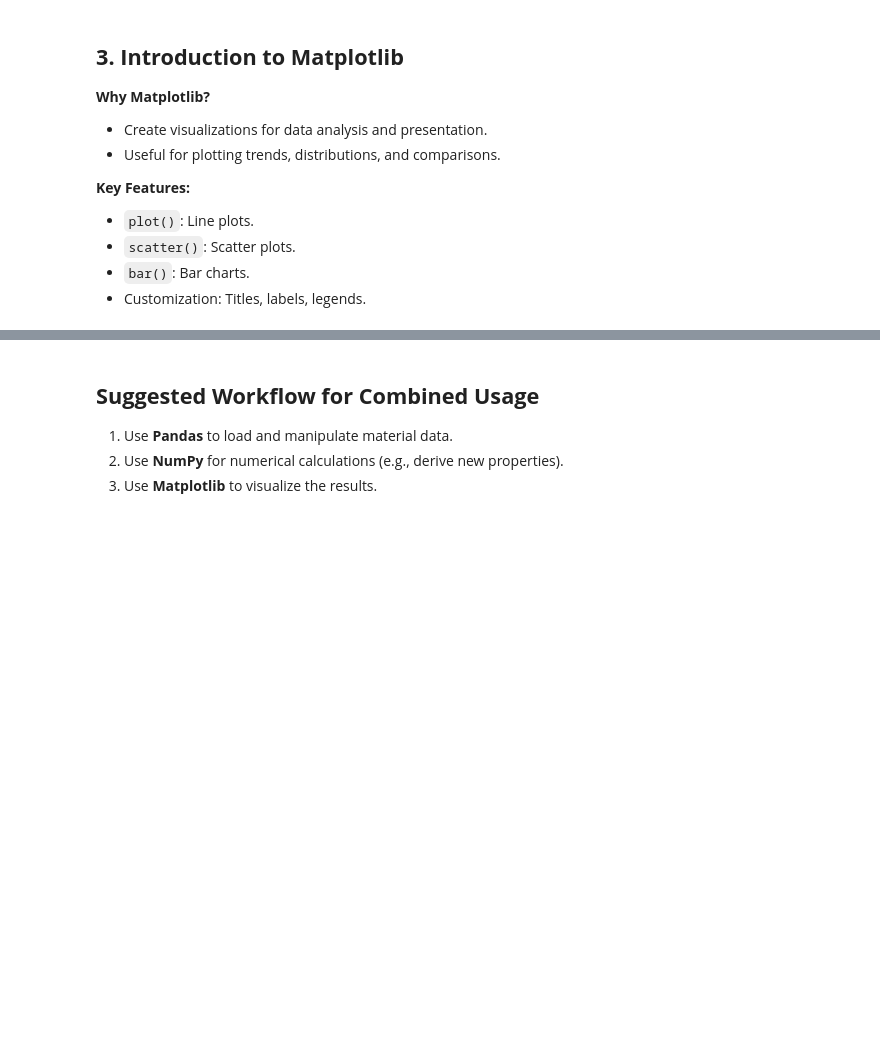
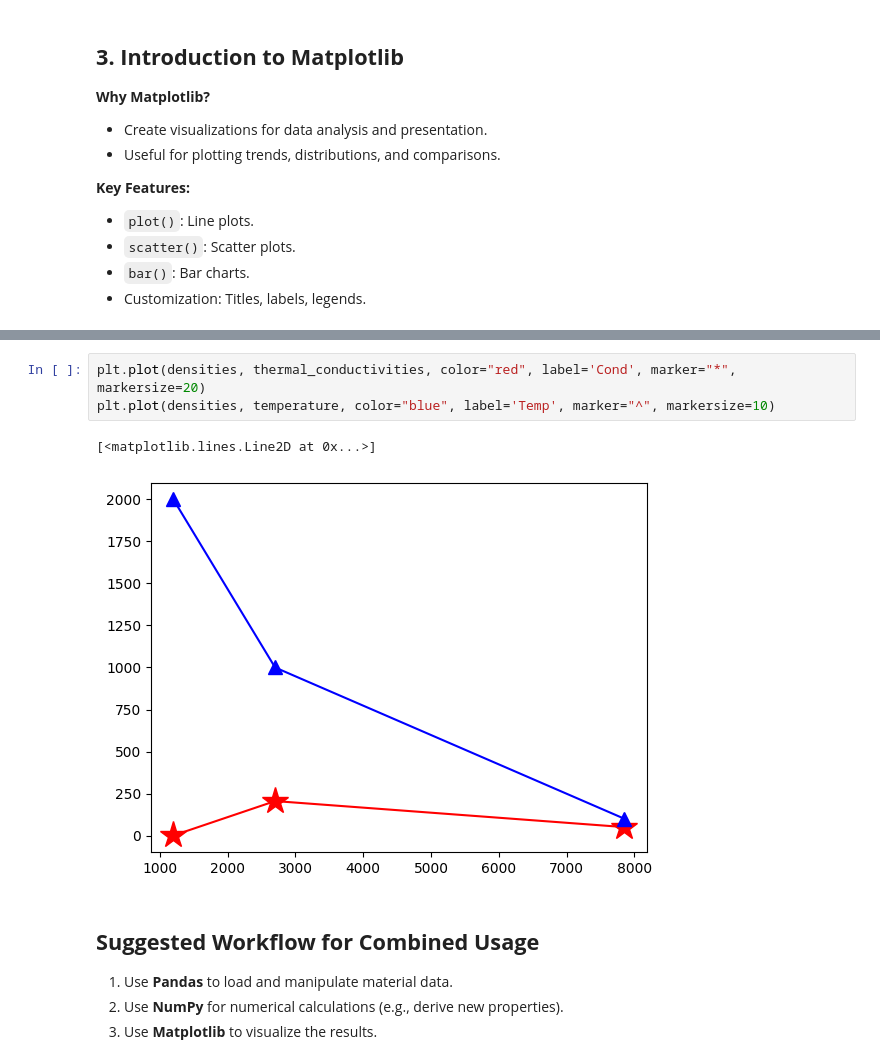
Before and after one commit to mannodiarun/Purdue-MSE-497, a Jupyter notebook: Module 2.ipynb, the cells around one changed output, grey strips where cells are left out. Saved outputs shown, nothing was run; the diff lists cells and outputs as text; blank space fills up the shorter version.

```diff
--- a/Module 2.ipynb
+++ b/Module 2.ipynb
@@ -96,3 +128,9 @@ plt.show()
+# %%
+plt.plot(densities, thermal_conductivities, color="red", label='Cond', marker="*", markersize=20)
+plt.plot(densities, temperature, color="blue", label='Temp', marker="^", markersize=10)
+# %% [output]
+[<matplotlib.lines.Line2D at 0x...>]
+[figure, added]
 # %% [markdown]
 ## **Suggested Workflow for Combined Usage**
 1. Use **Pandas** to load and manipulate material data.
```
Also changed, not shown: parts of 7 cells of this notebook.
